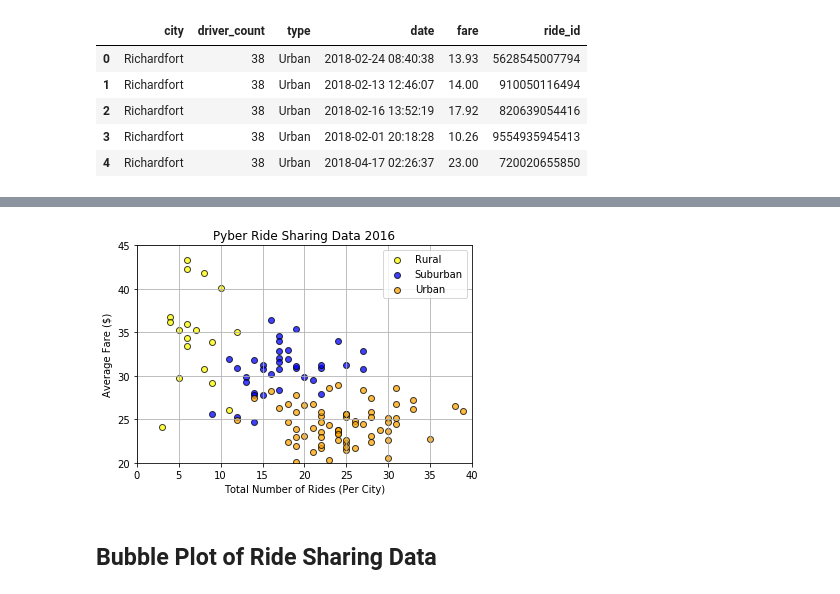
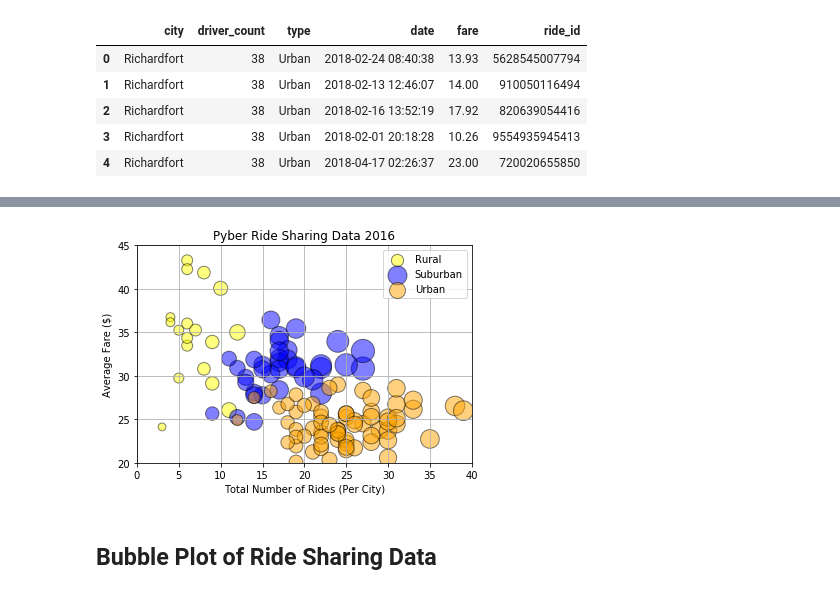
Before and after one commit to patesc/HW4, a Jupyter notebook: HW5 Matplot/pyber_starter.ipynb, the cells around one changed output, grey strips where cells are left out. Cells and saved outputs as stored; diff of their text form; code cells hidden in the pictures.

```diff
--- a/HW5 Matplot/pyber_starter.ipynb
+++ b/HW5 Matplot/pyber_starter.ipynb
@@ -77,29 +94,32 @@ y_rural = rural_fare
 # %%
 # plt.ylim(15,40)
 # plt.xlim(0,40)
 
 # plt.scatter(x_data, y_data, marker="o", facecolors="red", edgecolors="black",
 # s=count_driver, alpha=0.75)
 
 plt.ylim(20,45)
 plt.xlim(0,40)
 
-ruralscat = plt.scatter(x_rural, y_rural, marker="o", facecolors="yellow", edgecolors="black", alpha=0.75,
-                       label="Rural")
+ruralscat = plt.scatter(x_rural, y_rural, marker="o", facecolors="yellow", edgecolors="black", s= x_rural*20,
+                        alpha=0.5, label="Rural")
 
-suburbanscat = plt.scatter(x_suburban, y_suburban, marker="o", facecolors="blue", edgecolors="black", alpha=0.75,
-                          label="Suburban")
+suburbanscat = plt.scatter(x_suburban, y_suburban, marker="o", facecolors="blue", edgecolors="black",s= suburban*20,
+                           alpha=0.5, label="Suburban")
 
-urbanscat = plt.scatter(x_urban, y_urban, marker="o", facecolors="orange", edgecolors="black", alpha=0.75,
-                       label="Urban")
+urbanscat = plt.scatter(x_urban, y_urban, marker="o", facecolors="orange", s= urban_count*10,
+                        edgecolors="black", alpha=0.5, label="Urban")
 
 plt.legend(handles=[ruralscat, suburbanscat, urbanscat], loc="best")
 
 plt.title("Pyber Ride Sharing Data 2016")
 plt.xlabel("Total Number of Rides (Per City)")
 plt.ylabel("Average Fare ($)")
 plt.grid()
 plt.show()
+
+
+#, s=suburban_count*20,s=rural_count*20,
 #plt.savefig("../")
 # %% [output]
-[figure, old version]
+[figure, new version]
```
Also changed, not shown: parts of 5 cells of this notebook.
